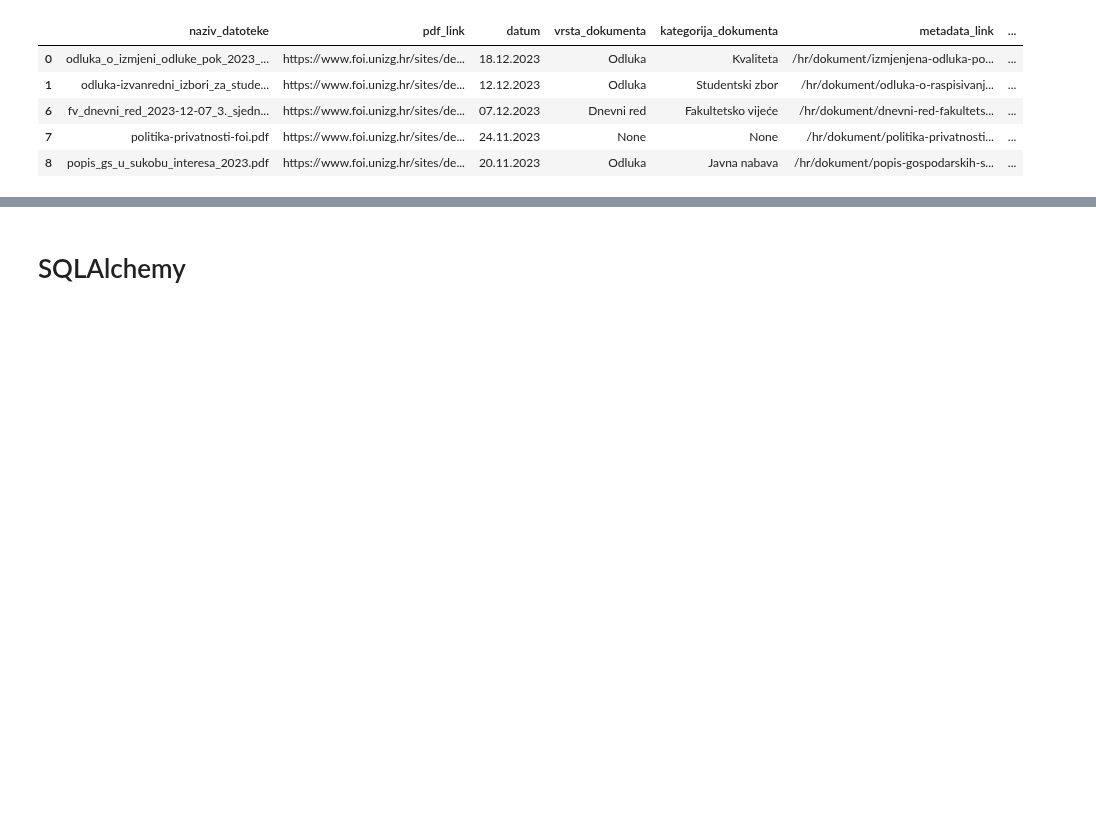
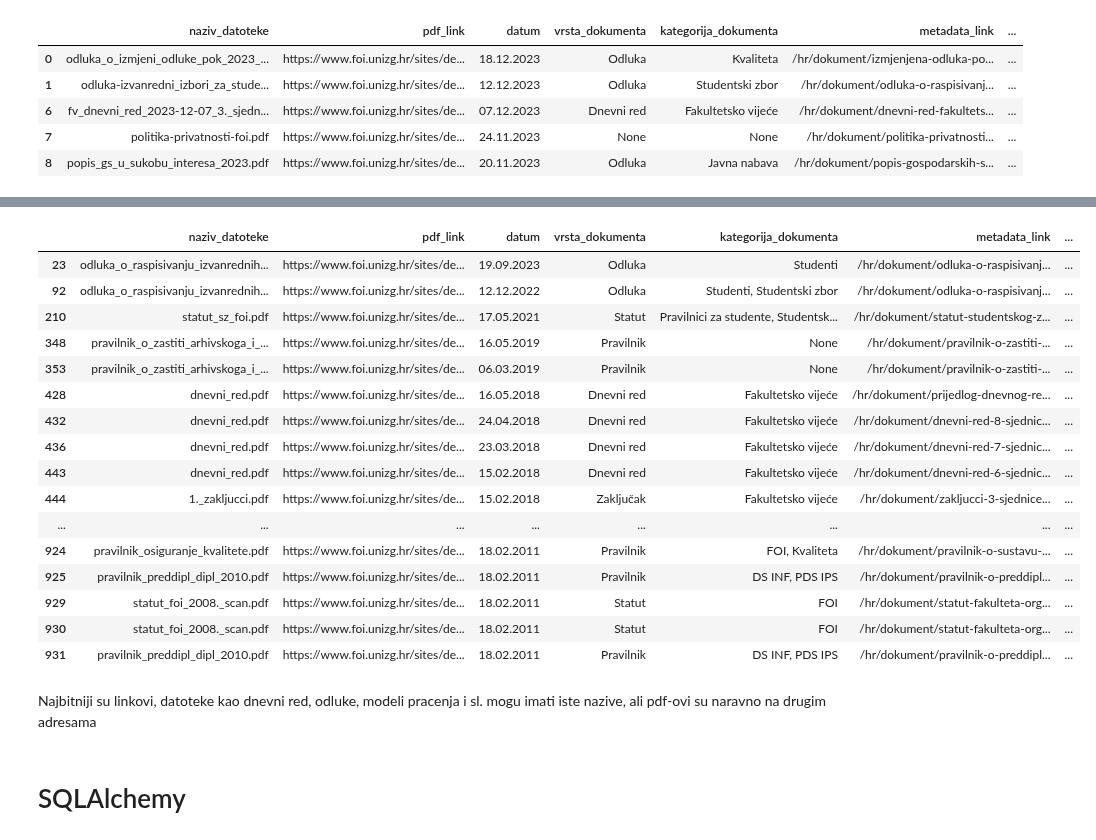
Before and after one commit to dsabljic/PAP-FOI-docs, a Jupyter notebook: Main.ipynb, the cells around one changed output, grey strips where cells are left out. Saved outputs shown, nothing was run; the diff lists cells and outputs as text; code cells hidden in the pictures; blank space fills up the shorter version.

```diff
--- a/Main.ipynb
+++ b/Main.ipynb
@@ -314,0 +347,26 @@ df.head()
+# %%
+# Identifikacija duplikata
+duplikati = df.duplicated(subset = ['naziv_datoteke'], keep=False)
+
+# Ispisivanje redova koji su duplikati
+df[duplikati]
+# %% [output]
+|  | naziv_datoteke | pdf_link | datum | vrsta_dokumenta | kategorija_dokumenta | metadata_link | ... |
+| 23 | odluka_o_raspisivanju_izvanrednih... | https://www.foi.unizg.hr/sites/de... | 19.09.2023 | Odluka | Studenti | /hr/dokument/odluka-o-raspisivanj... | ... |
+| 92 | odluka_o_raspisivanju_izvanrednih... | https://www.foi.unizg.hr/sites/de... | 12.12.2022 | Odluka | Studenti, Studentski zbor | /hr/dokument/odluka-o-raspisivanj... | ... |
+| 210 | statut_sz_foi.pdf | https://www.foi.unizg.hr/sites/de... | 17.05.2021 | Statut | Pravilnici za studente, Studentsk... | /hr/dokument/statut-studentskog-z... | ... |
+| 348 | pravilnik_o_zastiti_arhivskoga_i_... | https://www.foi.unizg.hr/sites/de... | 16.05.2019 | Pravilnik | None | /hr/dokument/pravilnik-o-zastiti-... | ... |
+| 353 | pravilnik_o_zastiti_arhivskoga_i_... | https://www.foi.unizg.hr/sites/de... | 06.03.2019 | Pravilnik | None | /hr/dokument/pravilnik-o-zastiti-... | ... |
+| 428 | dnevni_red.pdf | https://www.foi.unizg.hr/sites/de... | 16.05.2018 | Dnevni red | Fakultetsko vijeće | /hr/dokument/prijedlog-dnevnog-re... | ... |
+| 432 | dnevni_red.pdf | https://www.foi.unizg.hr/sites/de... | 24.04.2018 | Dnevni red | Fakultetsko vijeće | /hr/dokument/dnevni-red-8-sjednic... | ... |
+| 436 | dnevni_red.pdf | https://www.foi.unizg.hr/sites/de... | 23.03.2018 | Dnevni red | Fakultetsko vijeće | /hr/dokument/dnevni-red-7-sjednic... | ... |
+| 443 | dnevni_red.pdf | https://www.foi.unizg.hr/sites/de... | 15.02.2018 | Dnevni red | Fakultetsko vijeće | /hr/dokument/dnevni-red-6-sjednic... | ... |
+| 444 | 1._zakljucci.pdf | https://www.foi.unizg.hr/sites/de... | 15.02.2018 | Zaključak | Fakultetsko vijeće | /hr/dokument/zakljucci-3-sjednice... | ... |
+| ... | ... | ... | ... | ... | ... | ... | ... |
+| 924 | pravilnik_osiguranje_kvalitete.pdf | https://www.foi.unizg.hr/sites/de... | 18.02.2011 | Pravilnik | FOI, Kvaliteta | /hr/dokument/pravilnik-o-sustavu-... | ... |
+| 925 | pravilnik_preddipl_dipl_2010.pdf | https://www.foi.unizg.hr/sites/de... | 18.02.2011 | Pravilnik | DS INF, PDS IPS | /hr/dokument/pravilnik-o-preddipl... | ... |
+| 929 | statut_foi_2008._scan.pdf | https://www.foi.unizg.hr/sites/de... | 18.02.2011 | Statut | FOI | /hr/dokument/statut-fakulteta-org... | ... |
+| 930 | statut_foi_2008._scan.pdf | https://www.foi.unizg.hr/sites/de... | 18.02.2011 | Statut | FOI | /hr/dokument/statut-fakulteta-org... | ... |
+| 931 | pravilnik_preddipl_dipl_2010.pdf | https://www.foi.unizg.hr/sites/de... | 18.02.2011 | Pravilnik | DS INF, PDS IPS | /hr/dokument/pravilnik-o-preddipl... | ... |
+# %% [markdown]
+Najbitniji su linkovi, datoteke kao dnevni red, odluke, modeli pracenja i sl. mogu imati iste nazive, ali pdf-ovi su naravno na drugim adresama
```
Also changed, not shown: parts of 7 cells of this notebook.
